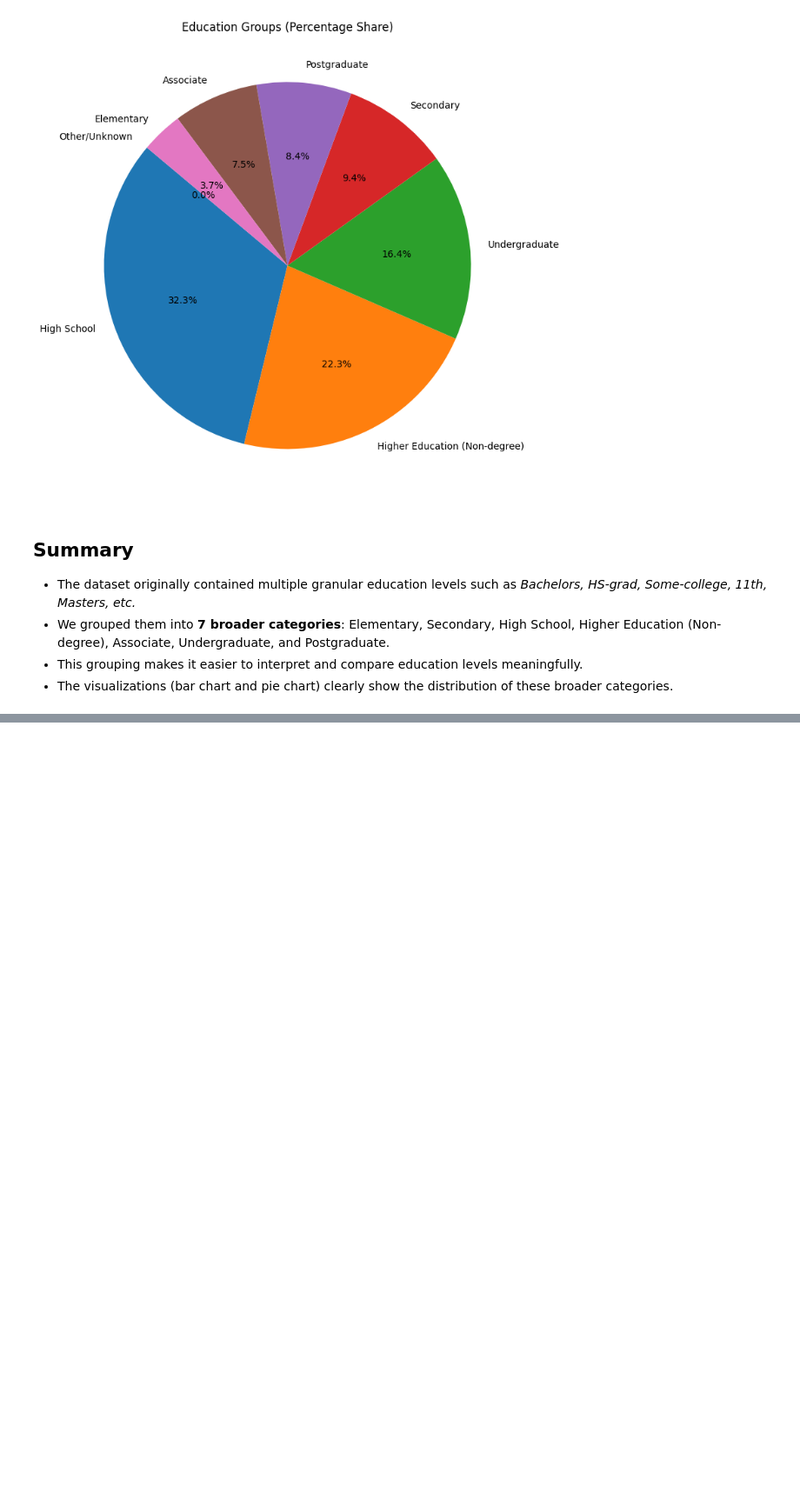
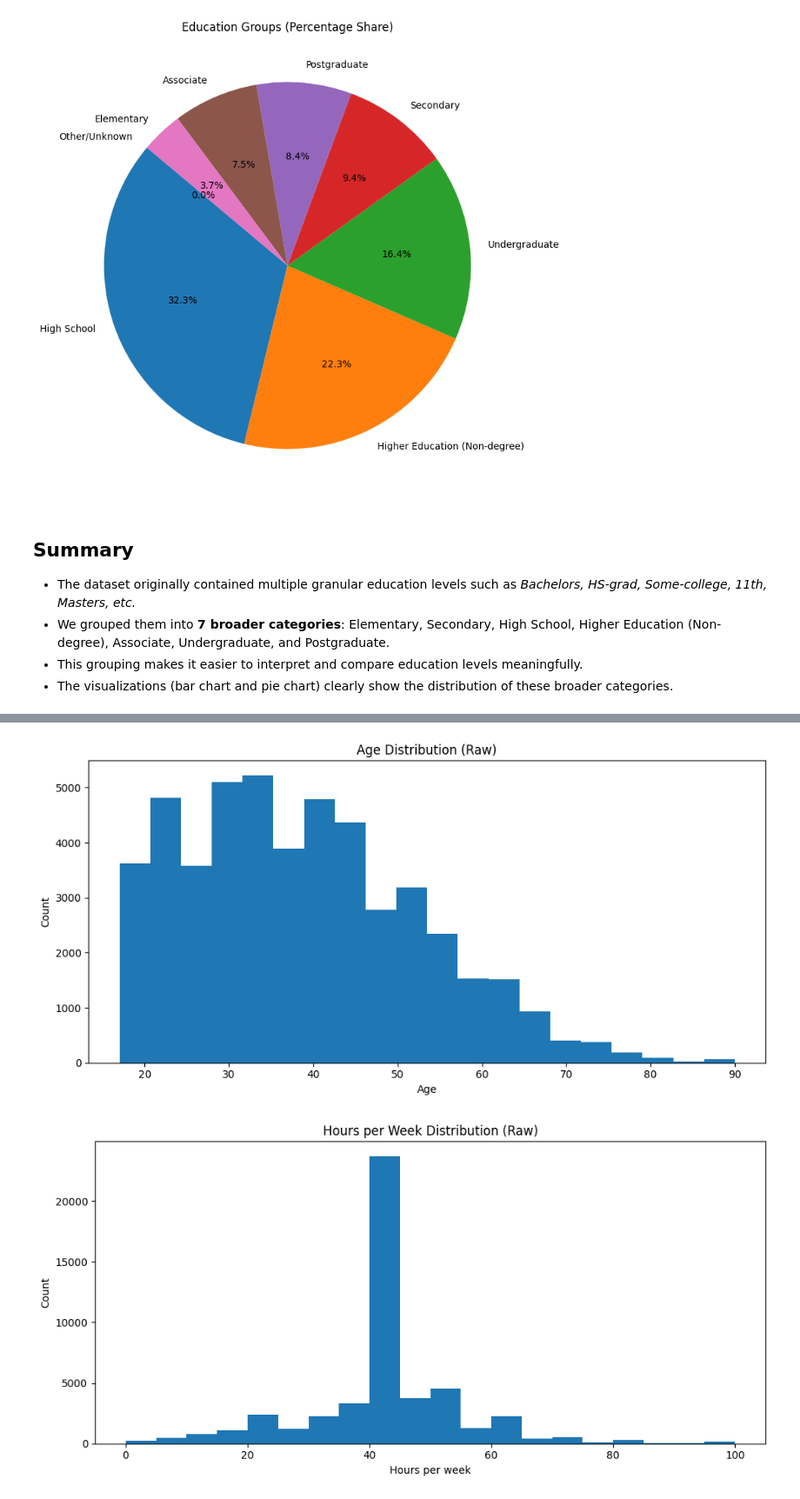
Before and after one commit to shaoncvit/DA-1, a Jupyter notebook: Assignment-1/q1.ipynb, the cells around one changed output, grey strips where cells are left out. Shown at 87% size. Cells and saved outputs as stored; diff of their text form; code cells hidden in the pictures; blank space fills up the shorter version.

```diff
--- a/Assignment-1/q1.ipynb
+++ b/Assignment-1/q1.ipynb
@@ -195,0 +206,21 @@ plt.show()
+# %%
+file_path = "/home/shaon/DA-1/Assignment-1/M25_DA_A1_Dataset1.csv"
+export_dir = Path("./plots")
+export_dir.mkdir(parents=True, exist_ok=True)
+
+
+df = pd.read_csv(file_path, skipinitialspace=True)
+
+# Strip whitespace in string columns
+for col in df.select_dtypes(include=["object"]).columns:
+    df[col] = df[col].astype(str).str.strip()
+
+# Coerce numeric for safety
+df["Age"] = pd.to_numeric(df["Age"], errors="coerce")
+df["Hours_per_week"] = pd.to_numeric(df["Hours_per_week"], errors="coerce")
+
+# Keep rows with both Age and Hours_per_week present and sensible
+df = df[(df["Age"].between(15, 100, inclusive="both")) & (df["Hours_per_week"].between(1, 100, inclusive="both"))].copy()
+
+print("Rows after cleaning:", len(df))
+df[["Age", "Hours_per_week"]].head()
@@ -195,0 +239,27 @@ plt.show()
+# %%
+# Summary stats
+summary = df[["Age", "Hours_per_week"]].describe().T
+summary["median"] = df[["Age", "Hours_per_week"]].median()
+summary
+
+# Histograms
+plt.figure(figsize=(10, 5))
+plt.hist(df["Age"], bins=20)
+plt.title("Age Distribution (Raw)")
+plt.xlabel("Age")
+plt.ylabel("Count")
+plt.tight_layout()
+plt.savefig(export_dir / "age_hist_raw.png", dpi=200)
+plt.show()
+
+plt.figure(figsize=(10, 5))
+plt.hist(df["Hours_per_week"], bins=np.arange(0, 101, 5))
+plt.title("Hours per Week Distribution (Raw)")
+plt.xlabel("Hours per week")
+plt.ylabel("Count")
+plt.tight_layout()
+plt.savefig(export_dir / "hours_hist_raw.png", dpi=200)
+plt.show()
+# %% [output]
+[figure, added]
+[figure, added]
```
Also changed, not shown: parts of 13 cells of this notebook.
